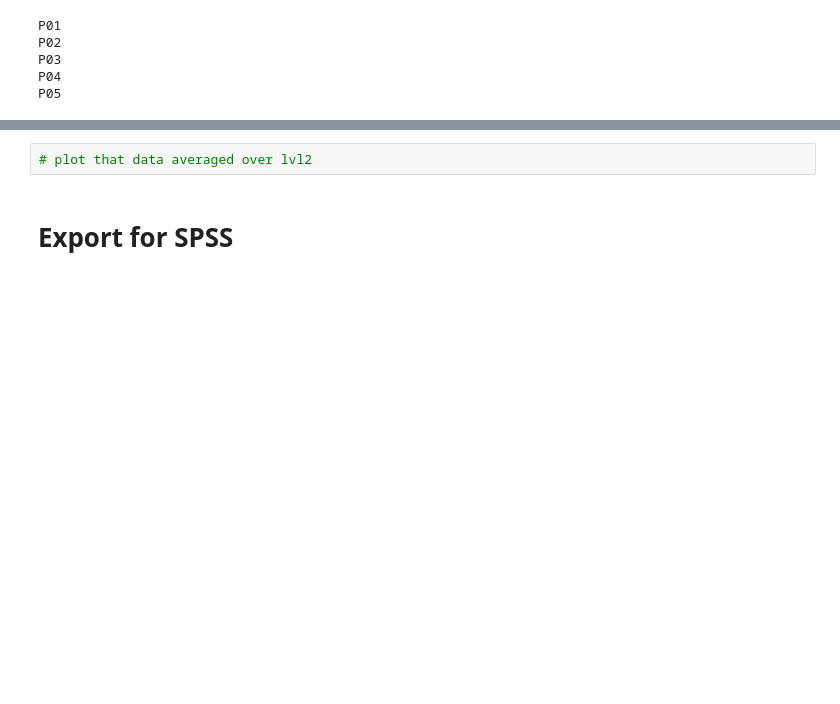
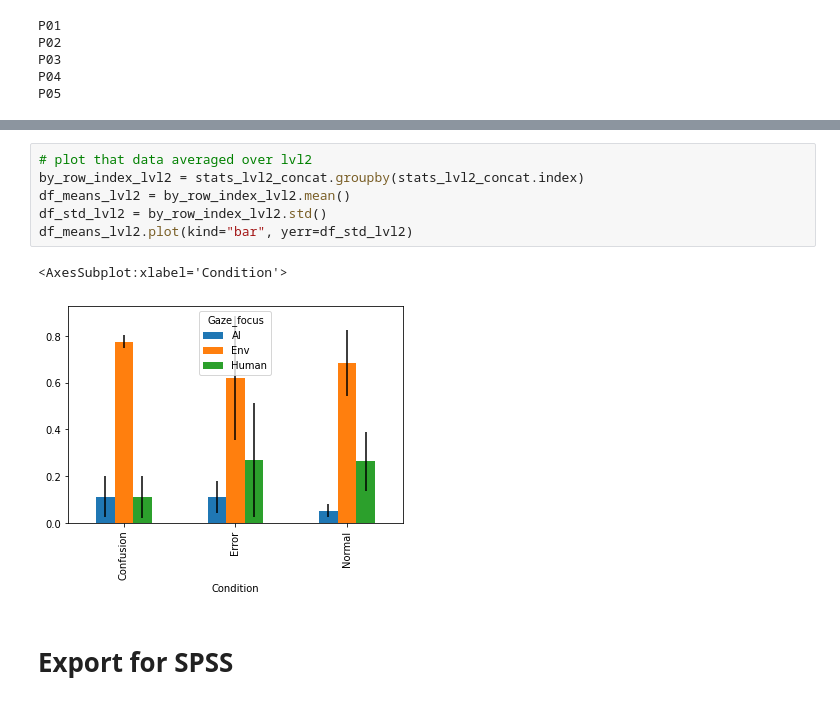
Before and after one commit to lwachowiak/overcooked-demo, a Jupyter notebook: Analysis-Scripts/data_analysis.ipynb, the cells around one changed output, grey strips where cells are left out. Drawn from its saved outputs; the diff is of its cells as text; blank space fills up the shorter version.

```diff
--- a/Analysis-Scripts/data_analysis.ipynb
+++ b/Analysis-Scripts/data_analysis.ipynb
@@ -192,5 +216,12 @@ df_means_overall.plot(kind="bar", yerr=df_std_overall)
 # %%
 # plot that data averaged over lvl2
+by_row_index_lvl2 = stats_lvl2_concat.groupby(stats_lvl2_concat.index)
+df_means_lvl2 = by_row_index_lvl2.mean()
+df_std_lvl2 = by_row_index_lvl2.std()
+df_means_lvl2.plot(kind="bar", yerr=df_std_lvl2)
+# %% [output]
+<AxesSubplot:xlabel='Condition'>
+[figure, added]
 # %% [markdown]
 # Export for SPSS
 # %%
```
Also changed, not shown: parts of 9 cells of this notebook.
